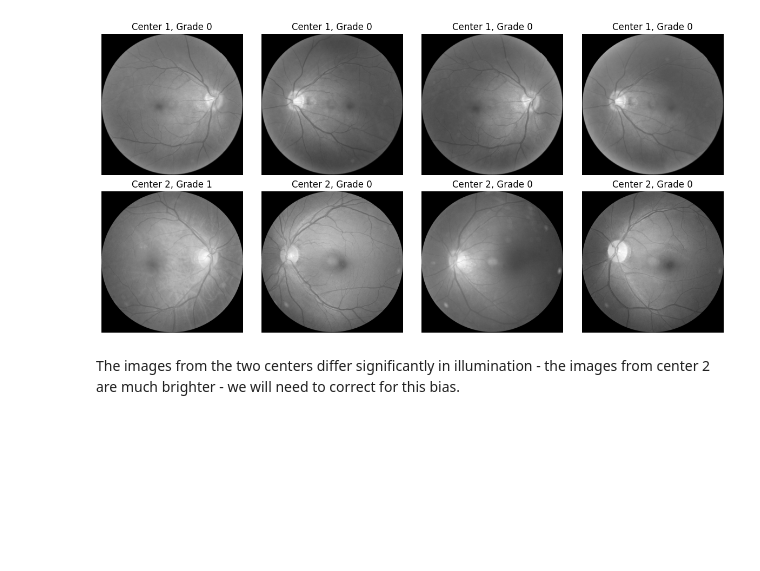
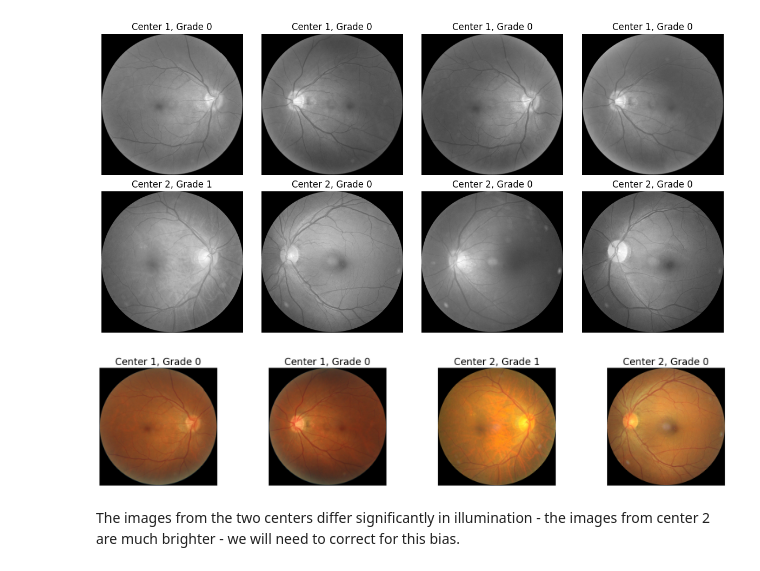
Before and after one commit to thuitema0/MPHY0050, a Jupyter notebook: Task6.ipynb, the cells around one changed output. Saved outputs shown, nothing was run; the diff lists cells and outputs as text; code cells hidden in the pictures; blank space fills up the shorter version.

```diff
--- a/Task6.ipynb
+++ b/Task6.ipynb
@@ -77,6 +77,26 @@ plt.show()
 # %% [output]
 [figure]
 [figure]
+# %%
+plt.figure(figsize=(20, 4))
+centers = train_df["data_center"].unique()[:2]  # take first two centers
+img_idx = 1
+for i, center in enumerate(centers):
+    center_df = train_df[train_df["data_center"] == center]
+    for j in range(2):
+        img_name = center_df.iloc[j]["image"]
+        img_path = os.path.join(train_images_folder, img_name)
+        img = Image.open(img_path)
+        plt.subplot(1, 4, img_idx)
+        plt.imshow(img, cmap="gray")
+        grade = center_df.iloc[j]["myopic_maculopathy_grade"]
+        plt.title(f"Center {center}, Grade {grade}", fontsize=20)
+        plt.axis("off")
+        img_idx += 1
+plt.tight_layout()
+plt.show()
+# %% [output]
+[figure, added]
 # %% [markdown]
 The images from the two centers differ significantly in illumination - the images from center 2 are much brighter - we will need to correct for this bias.
 # %%
```
Also changed, not shown: parts of 2 cells of this notebook, 3 other files.
